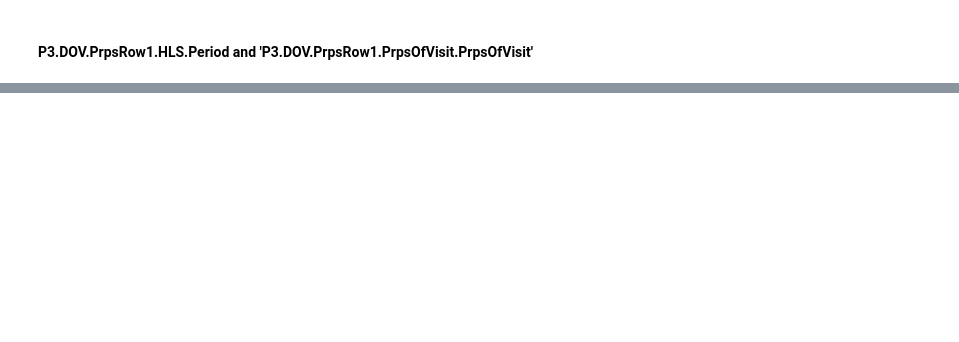
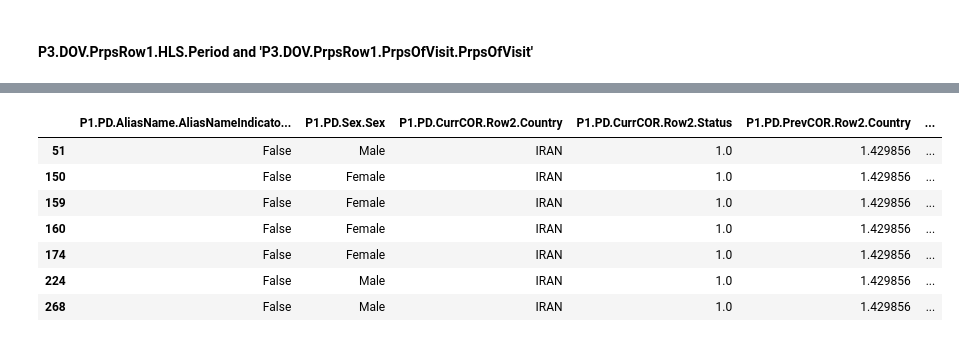
Before and after one commit to Nikronic/visaland-visa-form-utility, a Jupyter notebook: notebooks/data_exploration_dev.ipynb, the cells around one changed output, grey strips where cells are left out. Drawn from its saved outputs; the diff is of its cells as text; code cells hidden in the pictures; blank space fills up the shorter version.

```diff
--- a/notebooks/data_exploration_dev.ipynb
+++ b/notebooks/data_exploration_dev.ipynb
@@ -2598,0 +2686,7 @@ data.head()
+# %%
+from functools import reduce
+import re
+r = re.compile('p1.SecC.Chd.*.ChdCOB')
+mask = np.isin(data.columns.values, list(filter(r.match, data.columns.values)))
+feature_name = list(data.columns.values[mask])
+feature_name
@@ -2598,0 +2714,11 @@ data.head()
+# %%
+def foreigner_sibling_count(series: pd.Series):
+    return reduce(lambda x, y: x + np.sum(np.invert(np.isin([y], ['iran', None]))), series, 0)
+
+data = data.copy()
+# replace rows of previous country of residency to count of them
+data['p1.SecC.Chd.X.ChdCOB.ForeignerCount'] = data[feature_name].agg(foreigner_sibling_count, axis=1)
+data = data.rename(
+    columns={foreigner_sibling_count.__name__: 'p1.SecC.Chd.X.ChdCOB.ForeignerCount'})
+# delete redundant columns tnx to newly created 'p1.SecC.Chd.X.ChdCOB.ForeignerCount'
+data.drop(feature_name, axis=1, inplace=True)
@@ -2598,0 +2735,8 @@ data.head()
+# %%
+from functools import reduce
+import re
+r = re.compile('p1.SecB.Chd.*.ChdCOB')
+mask = np.isin(data.columns.values, list(filter(r.match, data.columns.values)))
+feature_name = list(data.columns.values[mask])
+feature_name.extend([c for c in data.columns.values if 'MoCOB' in c or 'FaCOB' in c])
+feature_name
@@ -2598,0 +2765,22 @@ data.head()
+# %%
+def foreigner_sibling_count(series: pd.Series):
+    return reduce(lambda x, y: x + np.sum(np.invert(np.isin([y], ['iran', None]))), series, 0)
+
+data = data.copy()
+# replace rows of previous country of residency to count of them
+data['p1.SecB.ChdMoFaSps.X.ChdCOB.ForeignerCount'] = data[feature_name].agg(foreigner_sibling_count, axis=1)
+data = data.rename(
+    columns={foreigner_sibling_count.__name__: 'p1.SecB.ChdMoFaSps.X.ChdCOB.ForeignerCount'})
+# delete redundant columns tnx to newly created 'p1.SecB.Chd.X.ChdCOB.ForeignerCount'
+data.drop(feature_name, axis=1, inplace=True)
+# %%
+data[data['p1.SecB.ChdMoFaSps.X.ChdCOB.ForeignerCount'] > 0]
+# %% [output]
+|  | P1.PD.AliasName.AliasNameIndicato... | P1.PD.Sex.Sex | P1.PD.CurrCOR.Row2.Country | P1.PD.CurrCOR.Row2.Status | P1.PD.PrevCOR.Row2.Country | ... |
+| 51 | False | Male | IRAN | 1.0 | 1.429856 | ... |
+| 150 | False | Female | IRAN | 1.0 | 1.429856 | ... |
+| 159 | False | Female | IRAN | 1.0 | 1.429856 | ... |
+| 160 | False | Female | IRAN | 1.0 | 1.429856 | ... |
+| 174 | False | Female | IRAN | 1.0 | 1.429856 | ... |
+| 224 | False | Male | IRAN | 1.0 | 1.429856 | ... |
+| 268 | False | Male | IRAN | 1.0 | 1.429856 | ... |
```
Also changed, not shown: parts of 25 cells of this notebook.
